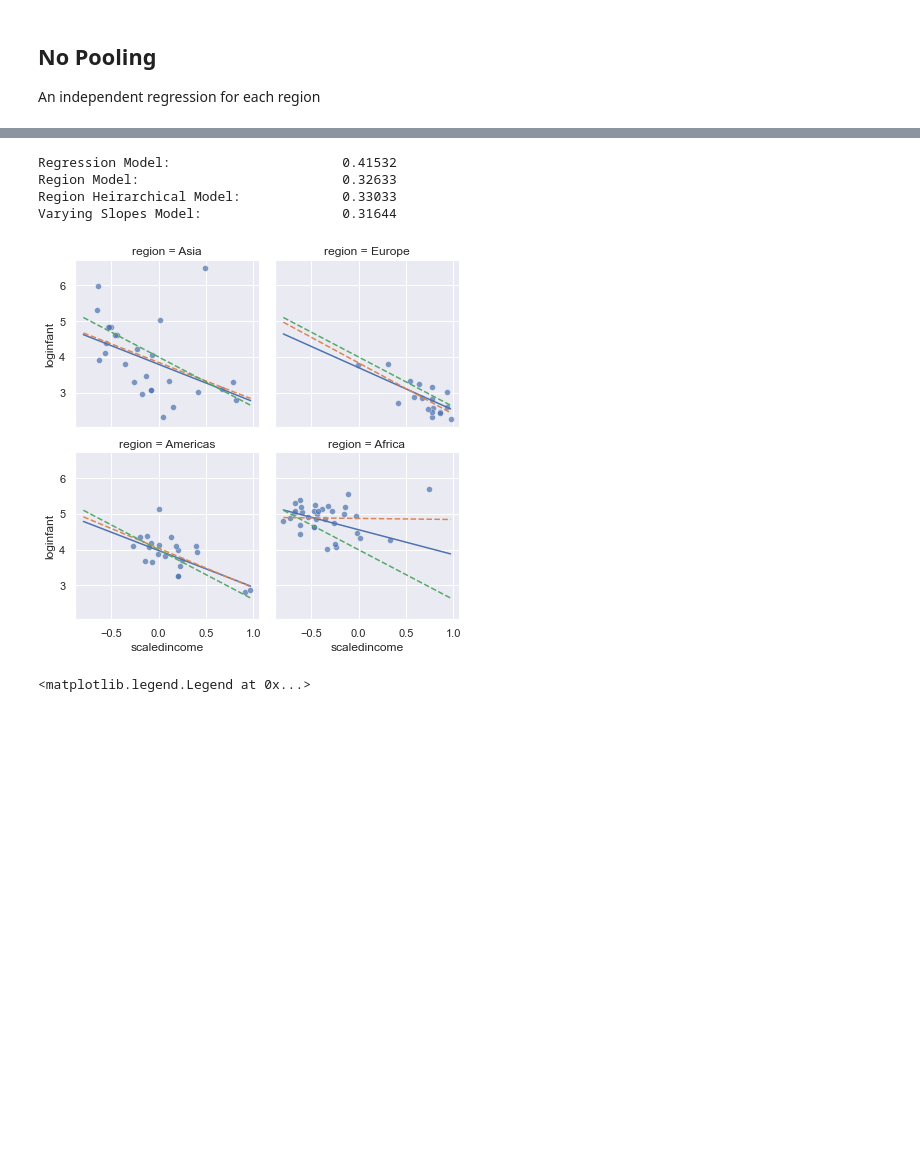
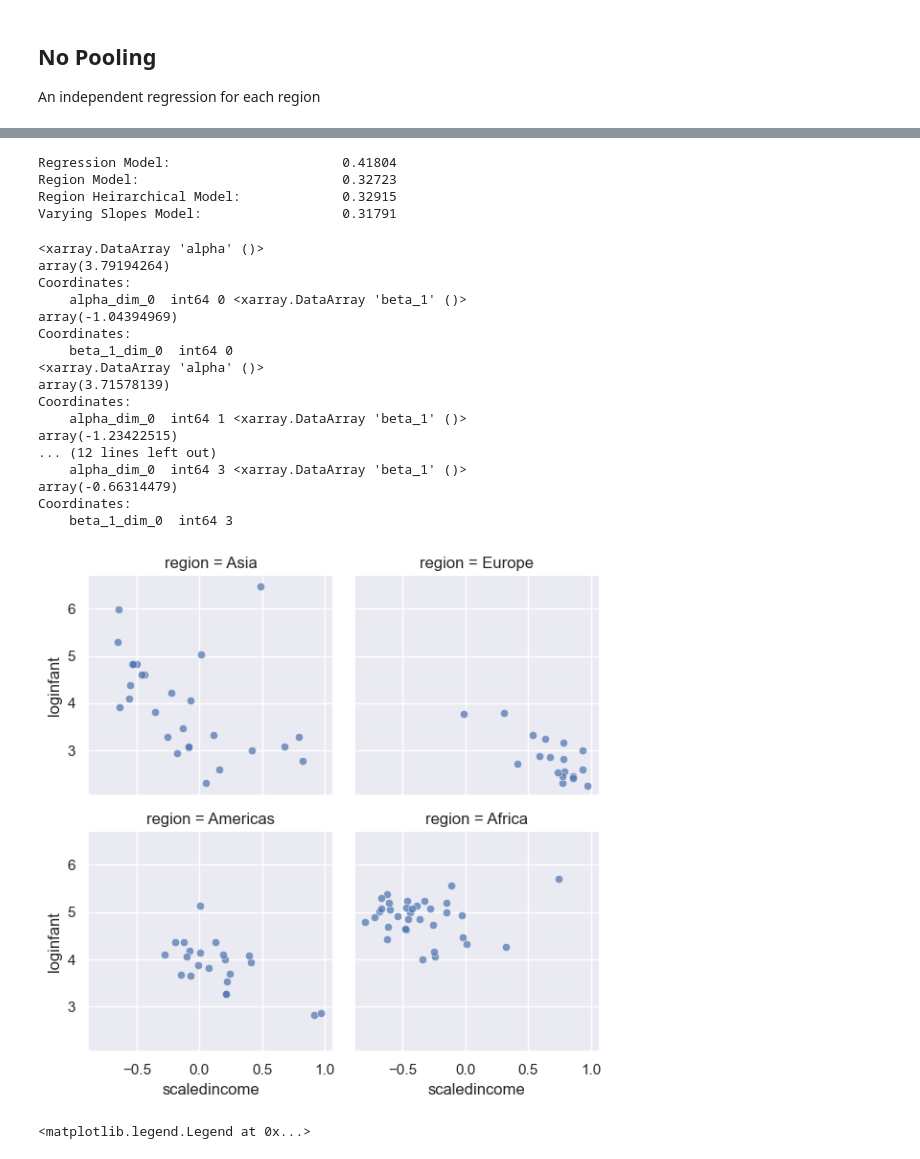
Before and after one commit to btbyrnes/bayesian_notebooks, a Jupyter notebook: leinhardt heirarchical.ipynb, the cells around one changed output, grey strips where cells are left out. Saved outputs shown, nothing was run; the diff lists cells and outputs as text; code cells hidden in the pictures; blank space fills up the shorter version.

```diff
--- a/leinhardt heirarchical.ipynb
+++ b/leinhardt heirarchical.ipynb
@@ -100,7 +100,7 @@ with pm.Model() as model_heirarchical:
 
     theta_a = pm.Normal("theta_a", mu=0, sigma=10)
     sigma_a = pm.Gamma("sigma_a", mu=2, sigma=2)
-    a_ = pm.Normal("a_", mu=0, sd=1, shape=len(region_name))
+    a_ = pm.Normal("a_", mu=0, sigma=1, shape=len(region_name))
 
     alpha = pm.Deterministic("alpha", theta_a + a_ * sigma_a)
 
@@ -132,11 +132,11 @@ with pm.Model() as model_vary_slopes:
 
     theta_a = pm.Normal("theta_a", mu=0, sigma=10)
     sigma_a = pm.Gamma("sigma_a", mu=2, sigma=2)
-    a_ = pm.Normal("a_", mu=0, sd=1, shape=len(region_name))
+    a_ = pm.Normal("a_", mu=0, sigma=1, shape=len(region_name))
 
     theta_b = pm.Normal("theta_b", mu=0, sigma=10)
     sigma_b = pm.Gamma("sigma_b", mu=2, sigma=2)
-    b_ = pm.Normal("b_", mu=0, sd=1, shape=len(region_name))
+    b_ = pm.Normal("b_", mu=0, sigma=1, shape=len(region_name))
 
 
     alpha = pm.Deterministic("alpha", theta_a + a_ * sigma_a)
@@ -151,7 +151,7 @@ with pm.Model() as model_vary_slopes:
     obs = pm.Normal("obs", mu=resp, sigma=sigma_y, observed=y)
 # %%
 with model_vary_slopes:
-    trace_vary_slopes = pm.sample(6000, target_accept=0.95)
+    trace_vary_slopes = pm.sample(target_accept=0.95)
     pm.plot_trace(trace_vary_slopes)
 # %% [output]
 Auto-assigning NUTS sampler...
@@ -180,10 +181,10 @@ with model_vary_slopes:
 # %%
-print("Regression Model:                      {:.5f}".format(MSE(y, regression_obs["obs"].mean(axis=0))))
-print("Region Model:                          {:.5f}".format(MSE(y, region_obs["obs"].mean(axis=0))))
-print("Region Heirarchical Model:             {:.5f}".format(MSE(y, heirarchical_obs["obs"].mean(axis=0))))
-print("Varying Slopes Model:                  {:.5f}".format(MSE(y, vary_slopes_obs["obs"].mean(axis=0))))
+print("Regression Model:                      {:.5f}".format(MSE(y, regression_obs.posterior_predictive.obs.mean(dim=["chain","draw"]))))
+print("Region Model:                          {:.5f}".format(MSE(y, region_obs.posterior_predictive.obs.mean(dim=["chain","draw"]))))
+print("Region Heirarchical Model:             {:.5f}".format(MSE(y, heirarchical_obs.posterior_predictive.obs.mean(dim=["chain","draw"]))))
+print("Varying Slopes Model:                  {:.5f}".format(MSE(y, vary_slopes_obs.posterior_predictive.obs.mean(dim=["chain","draw"]))))
 # %% [output]
-Regression Model:                      0.41532
-Region Model:                          0.32633
-Region Heirarchical Model:             0.33033
-Varying Slopes Model:                  0.31644
+Regression Model:                      0.41804
+Region Model:                          0.32723
+Region Heirarchical Model:             0.32915
+Varying Slopes Model:                  0.31791
@@ -199,24 +191,53 @@ betas_region = np.median(trace_region["beta_1"], axis=0)
+# %%
+alphas = trace_vary_slopes.posterior.mean(dim=["chain","draw"])["alpha"]
+betas = trace_vary_slopes.posterior.mean(dim=["chain","draw"])["beta_1"]
+
+regression_a = trace_regression.posterior.mean(dim=["chain","draw"])["beta_0"]
+regression_b = trace_regression.posterior.mean(dim=["chain","draw"])["beta_1"]
+
+alphas_region = trace_region.posterior.mean(dim=["chain","draw"])["alpha"]
+betas_region = trace_region.posterior.mean(dim=["chain","draw"])["beta_1"]
 # %%
 x_ = np.linspace(np.min(x), np.max(x))
 
 g = sns.FacetGrid(data, col="region", col_wrap=2)
 g.map(sns.scatterplot, "scaledincome", "loginfant", alpha=.7)
 g.add_legend()
 
 for ax, alpha_, beta_ in zip(g.axes_dict.values(), alphas, betas):
-    y_ = alpha_ + beta_ * x_
-    ax.plot(x_,y_)
+    print(alpha_, beta_)
+    # y_ = alpha_ + beta_ * x_
+    # ax.plot(x_,y_)
 
 
 for ax, alpha_, beta_ in zip(g.axes_dict.values(), alphas_region, betas_region):
-    y_ = alpha_ + beta_ * x_
-    ax.plot(x_,y_, linestyle='--')
+    pass
+    # y_ = alpha_ + beta_ * x_
+    # ax.plot(x_,y_, linestyle='--')
 
 for ax in g.axes_dict.values():
-    y_ = regression_a + regression_b * x_
-    ax.plot(x_,y_, '--')
+    pass
+    # y_ = regression_a + regression_b * x_
+    # ax.plot(x_,y_, '--')
 # %% [output]
+<xarray.DataArray 'alpha' ()>
+array(3.79194264)
+Coordinates:
+    alpha_dim_0  int64 0 <xarray.DataArray 'beta_1' ()>
+array(-1.04394969)
+Coordinates:
+    beta_1_dim_0  int64 0
+<xarray.DataArray 'alpha' ()>
+array(3.71578139)
+Coordinates:
+    alpha_dim_0  int64 1 <xarray.DataArray 'beta_1' ()>
+array(-1.23422515)
+... (12 lines left out)
+    alpha_dim_0  int64 3 <xarray.DataArray 'beta_1' ()>
+array(-0.66314479)
+Coordinates:
+    beta_1_dim_0  int64 3
-[figure, old version]
+[figure, new version]
 # %%
 x_plot = data[data["region"] == "Africa"]["scaledincome"]
 y_plot = data[data["region"] == "Africa"]["loginfant"]
```
Also changed, not shown: parts of 11 cells of this notebook, 10 other files.
